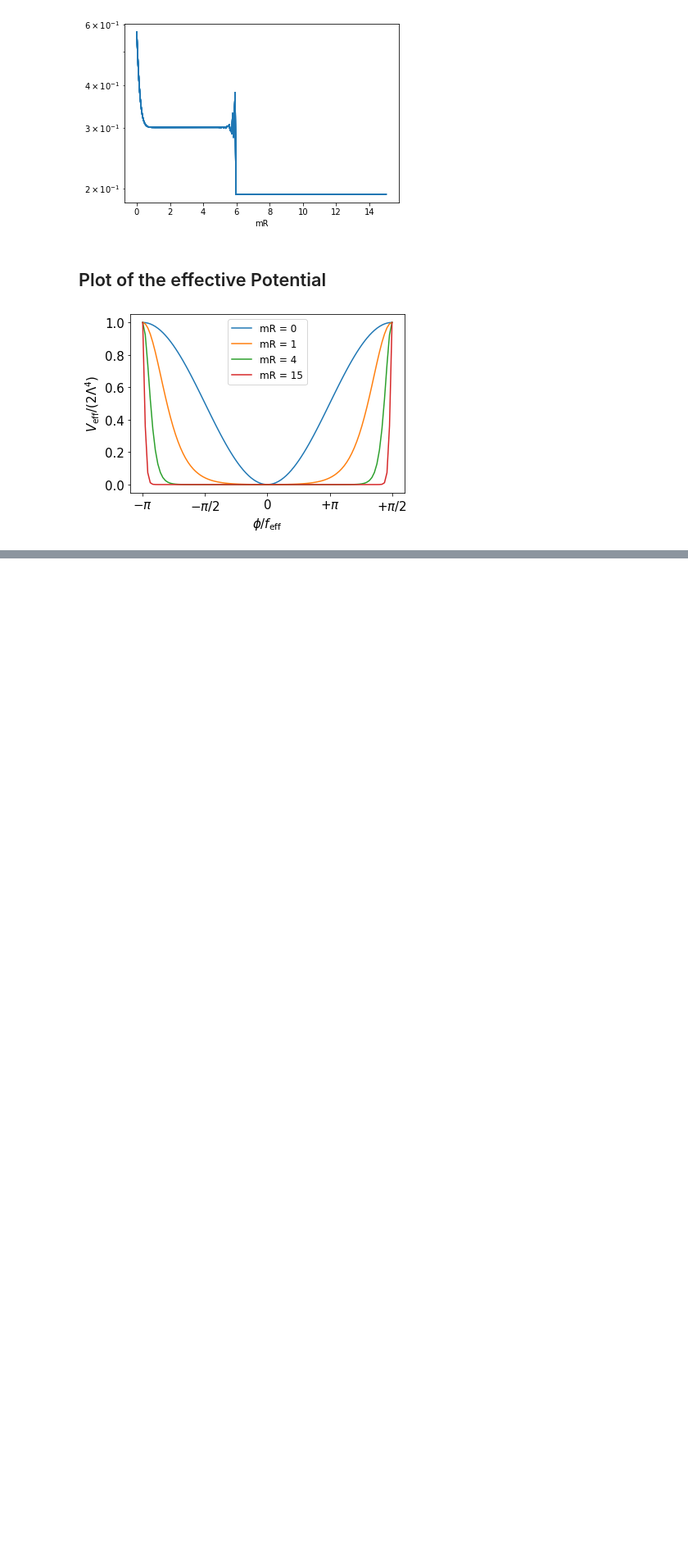
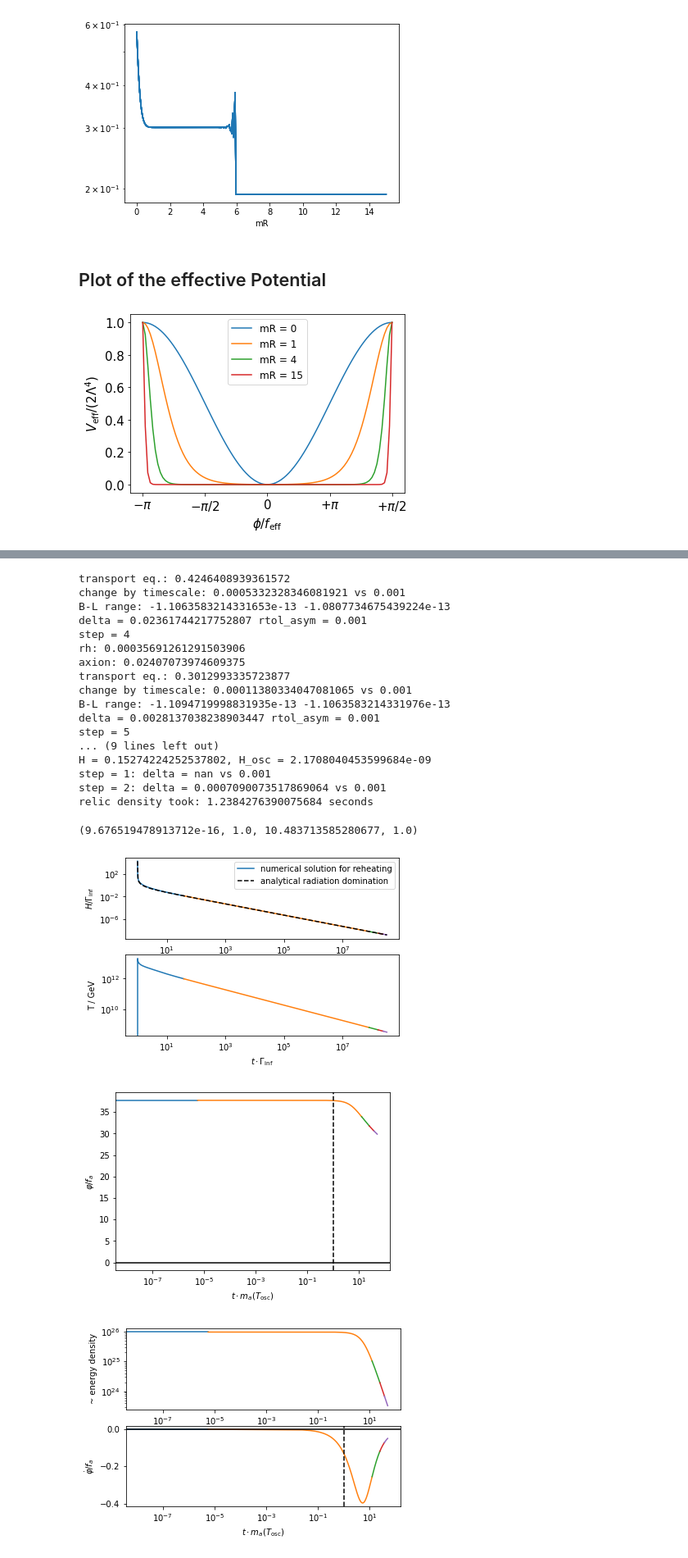
Before and after one commit to anna-jana/masters-project, a Jupyter notebook: transport_eq_in_time/clockwork.ipynb, the cells around one changed output, grey strips where cells are left out. Shown at 82% size. Drawn from its saved outputs; the diff is of its cells as text; code cells hidden in the pictures; blank space fills up the shorter version.

```diff
--- a/transport_eq_in_time/clockwork.ipynb
+++ b/transport_eq_in_time/clockwork.ipynb
@@ -132,0 +133,14 @@ plt.yticks(fontsize=15);
+# %%
+%run observables.py
+%run clockwork_axion.py
+H_inf = 2e12
+Gamma_inf = 1e8
+mR = 6
+m_phi = 100 * 1e-9 # [GeV]
+eps = calc_eps(mR)
+f = 1e12
+f_eff = calc_f_eff(f, eps)
+M = m_phi / eps
+compute_observables(H_inf, Gamma_inf, (eps, M), f, clockwork_axion_field, (theta_to_phi_over_f(1.0, eps), 0.0),
+                    calc_init_time=True, debug=True)
+# %% [output]
@@ -132,0 +166,21 @@ plt.yticks(fontsize=15);
+transport eq.: 0.4246408939361572
+change by timescale: 0.0005332328346081921 vs 0.001
+B-L range: -1.1063583214331653e-13 -1.0807734675439224e-13
+delta = 0.02361744217752807 rtol_asym = 0.001
+step = 4
+rh: 0.00035691261291503906
+axion: 0.02407073974609375
+transport eq.: 0.3012993335723877
+change by timescale: 0.00011380334047081065 vs 0.001
+B-L range: -1.1094719998831935e-13 -1.1063583214331976e-13
+delta = 0.0028137038238903447 rtol_asym = 0.001
+step = 5
+... (9 lines left out)
+H = 0.15274224252537802, H_osc = 2.1708040453599684e-09
+step = 1: delta = nan vs 0.001
+step = 2: delta = 0.0007090073517869064 vs 0.001
+relic density took: 1.2384276390075684 seconds
+(9.676519478913712e-16, 1.0, 10.483713585280677, 1.0)
+[figure, added]
+[figure, added]
+[figure, added]
```
Also changed, not shown: parts of 5 cells of this notebook, 4 other files.
